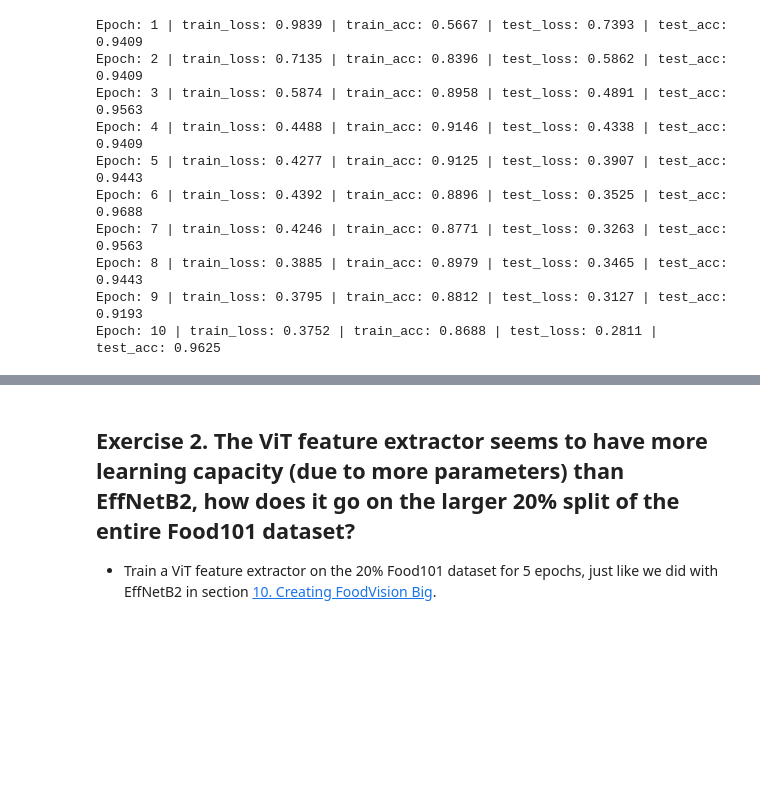
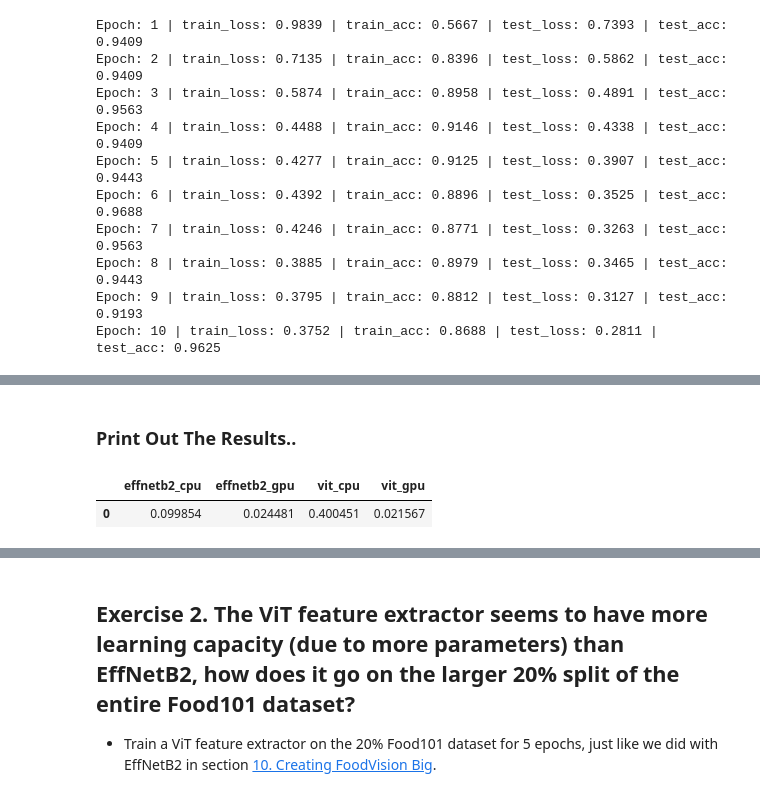
Before and after one commit to Datanerd97/PyTorch, a Jupyter notebook: extras/exercises/09_pytorch_model_deployment_exercises.ipynb, the cells around one changed output, grey strips where cells are left out. Cells and saved outputs as stored; diff of their text form; code cells hidden in the pictures; blank space fills up the shorter version.

```diff
--- a/extras/exercises/09_pytorch_model_deployment_exercises.ipynb
+++ b/extras/exercises/09_pytorch_model_deployment_exercises.ipynb
@@ -332,0 +416,50 @@ TypeError: list indices must be integers or slices, not str
+# %%
+vit_cpu = pred_and_store(paths = test_data_paths,
+                         model = ViT,
+                         class_names = class_names,
+                         transform = ViT_transforms,
+                         device = "cpu")
+
+effnetb2_cpu = pred_and_store(paths = test_data_paths,
+                              model = effnetb2,
+                              class_names = class_names,
+                              transform = effnetb2_transforms,
+                              device = "cpu")
+# %%
+vit_gpu = pred_and_store(paths = test_data_paths,
+                         model = ViT,
+                         class_names = class_names,
+                         transform = ViT_transforms,
+                         device = "cuda")
+
+effnetb2_gpu = pred_and_store(paths = test_data_paths,
+                              model = effnetb2,
+                              class_names = class_names,
+                              transform = effnetb2_transforms,
+                              device = "cuda")
+# %% [markdown]
+### Print Out The Results..
+# %%
+import pandas as pd
+def avg_time_for_pred(input):
+  df = pd.DataFrame(input)
+  return df.time_for_pred.mean()
+
+
+effnetb2_pred_time = avg_time_for_pred(effnetb2_cpu)
+effnetb2_pred_time_gpu = avg_time_for_pred(effnetb2_gpu)
+vit_pred_time = avg_time_for_pred(vit_cpu)
+vit_pred_time_gpu = avg_time_for_pred(vit_gpu)
+
+
+pred_times = {"effnetb2_cpu": effnetb2_pred_time,
+              "effnetb2_gpu": effnetb2_pred_time_gpu,
+              "vit_cpu": vit_pred_time,
+              "vit_gpu" : vit_pred_time_gpu
+}
+
+pred_df = pd.DataFrame(pred_times, index = [0])
+pred_df
+# %% [output]
+|  | effnetb2_cpu | effnetb2_gpu | vit_cpu | vit_gpu |
+| 0 | 0.099854 | 0.024481 | 0.400451 | 0.021567 |
```
Also changed, not shown: parts of 35 cells of this notebook.
